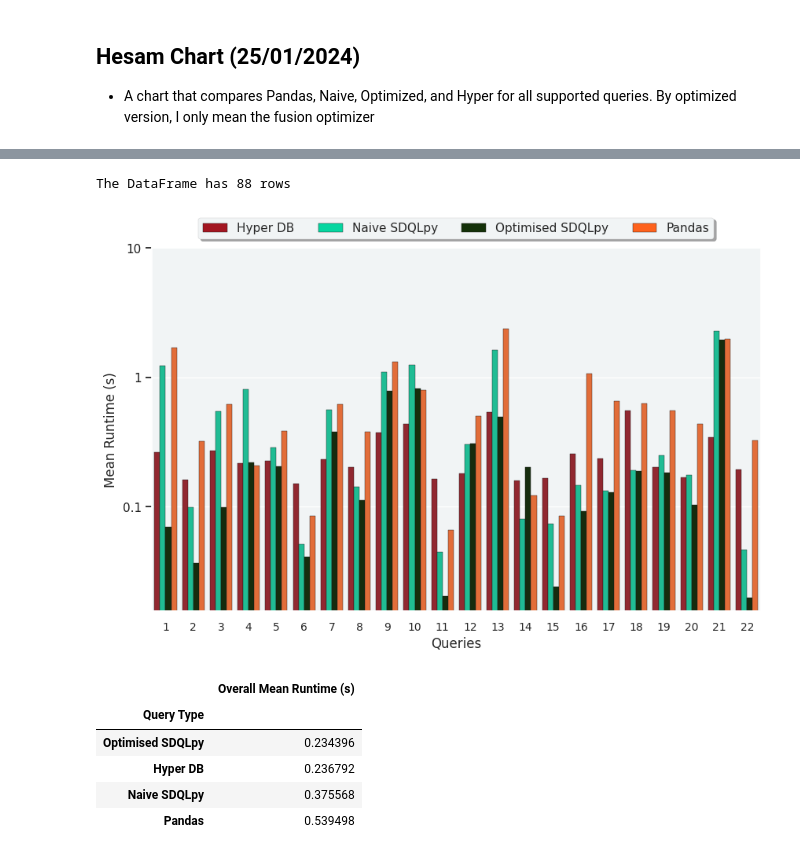
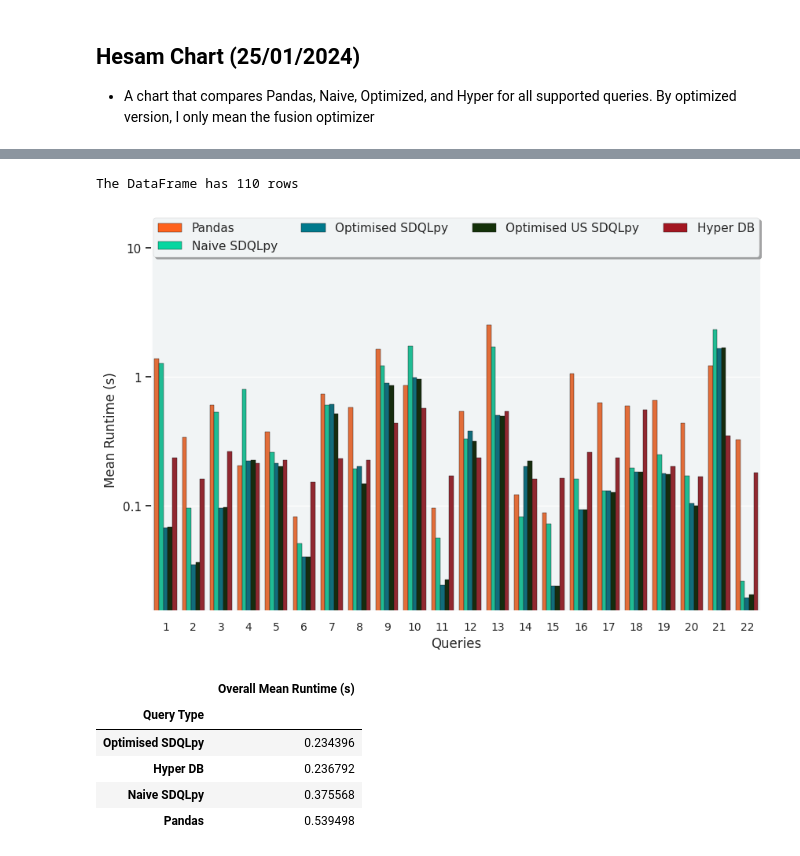
Before and after one commit to groegercesg/QueryBridge, a Jupyter notebook: benchmarking/notebooks/year2_analysis.ipynb, the cells around one changed output, grey strips where cells are left out. Cells and saved outputs as stored; diff of their text form; code cells hidden in the pictures.

Commit message:
Benchmarks run, changes to SDQLpy running

```diff
--- a/benchmarking/notebooks/year2_analysis.ipynb
+++ b/benchmarking/notebooks/year2_analysis.ipynb
@@ -217,14 +217,6 @@ NameError: name 'DBColors' is not defined
 ## Hesam Chart (25/01/2024)
 
 - A chart that compares Pandas, Naive, Optimized, and Hyper for all supported queries. By optimized version, I only mean the fusion optimizer
-# %%
-results['Query Type'] = results['Query Type'].replace(
-    {
-        'SDQLpy Converted (Hyper DB)': 'Naive SDQLpy',
-        'SDQLpy Converted + Both (Hyper DB)': 'Optimised SDQLpy',
-        'Pandas Converted (Hyper DB)': 'Pandas'
-     }
-)
 # %%
 results
 # %% [output]
@@ -243 +235,10 @@ results
 110 rows × 4 columns
+# %%
+results['Query Type'] = results['Query Type'].replace(
+    {
+        'SDQLpy Converted (Hyper DB)': 'Naive SDQLpy',
+        'SDQLpy Converted + PB_VF (Hyper DB)': 'Optimised SDQLpy',
+        'SDQLpy Converted + All (Hyper DB)': 'Optimised US SDQLpy',
+        'Pandas Converted (Hyper DB)': 'Pandas'
+     }
+)
@@ -244,27 +261,27 @@ results
 # %%
 # All 4 Datapoints - TPC-H
 class HesamColours(Enum):
     HYPER = "#A31621"
     NAIVE_SDQLPY = "#06D6A0"
     OPT_SDQLPY = "#143109"
     PANDAS = "#FE621D"
 
-all_4_order = ["Hyper DB", "Naive SDQLpy", "Optimised SDQLpy", "Pandas"]
+all_4_order = ["Pandas", "Naive SDQLpy", "Optimised SDQLpy", "Optimised US SDQLpy", "Hyper DB"]
 all_4_data = results[results["Query Type"].isin(all_4_order)]
 
-all_4_color = [HesamColours.HYPER.value, HesamColours.NAIVE_SDQLPY.value,
-               HesamColours.OPT_SDQLPY.value, HesamColours.PANDAS .value]
-all_4_hatch = [None, None, None, None]
+all_4_color = [HesamColours.PANDAS.value, HesamColours.NAIVE_SDQLPY.value,
+               DBColors.SDQLPY_PB_NRP.value, HesamColours.OPT_SDQLPY.value, HesamColours.HYPER.value]
+all_4_hatch = [None, None, None, None, None]
 all_4_filename = "../analysis_results/Hyper_SDQLpy_Optimised_24012024.jpg"
 
 make_compare_graph(all_4_data,
                    all_4_order,
                    all_4_color,
                    all_4_hatch,
                    all_4_filename)
 # %% [output]
-The DataFrame has 88 rows
+The DataFrame has 110 rows
-[figure, old version]
+[figure, new version]
 # %%
 overall = results.groupby("Query Type").agg(
     overall_mean_runtime=("Mean", "mean")
```
Also changed, not shown: parts of 3 cells of this notebook, 5 other files.
